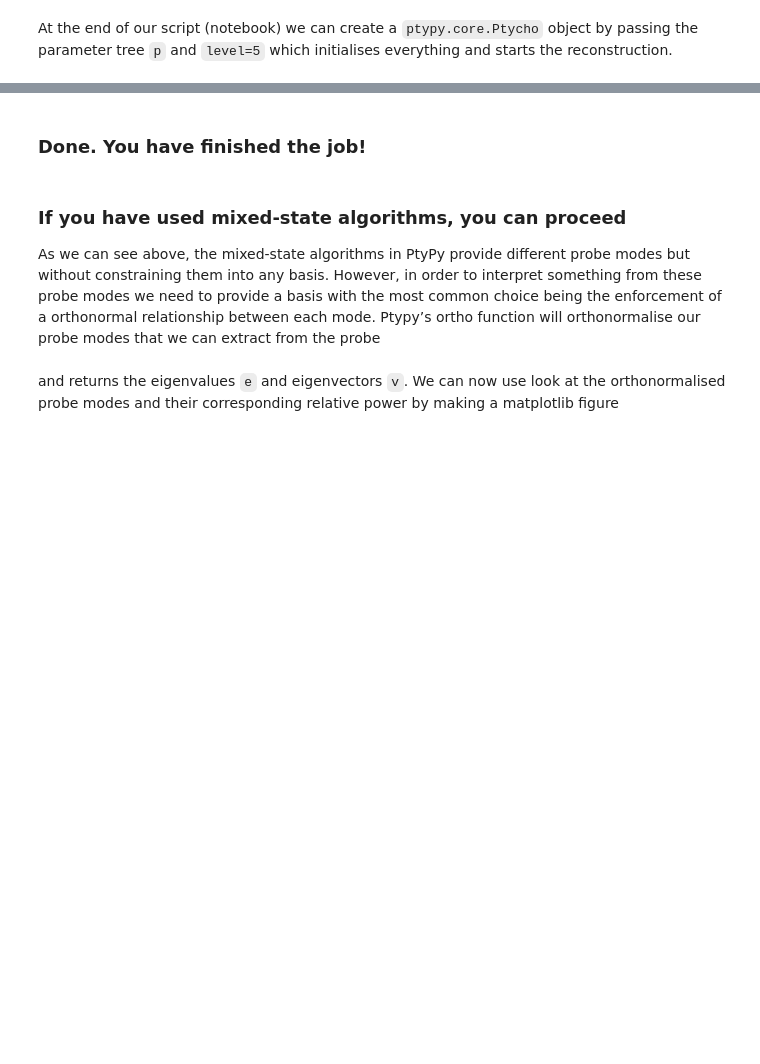
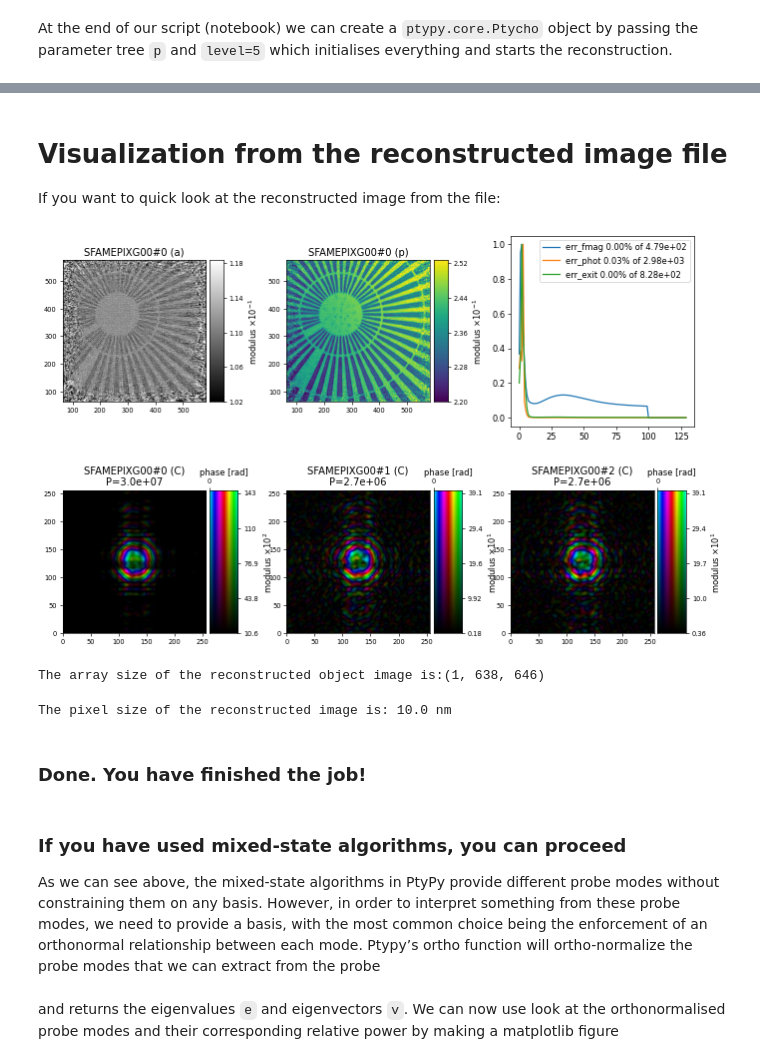
Before and after one commit to jcesardasilva/tutorialasterix, a Jupyter notebook: Ptycho/Ptypy_load_and_run.ipynb, the cells around one changed output, grey strips where cells are left out. Drawn from its saved outputs; the diff is of its cells as text; code cells hidden in the pictures; blank space fills up the shorter version.

```diff
--- a/Ptycho/Ptypy_load_and_run.ipynb
+++ b/Ptycho/Ptypy_load_and_run.ipynb
@@ -37,14 +43,21 @@ p.run = "SiemensStar"						## Reconstruction identifier
 ## Global parameters for I/O
 p.io = u.Param()
 p.io.home = "./" 						## Base directory for all I/O
-p.io.rfile = "recons/%(run)s/%(run)s_%(engine)s.ptyr" ## Reconstruction file name (or format string)
+p.io.rfile = "recons1/%(run)s/%(run)s_%(engine)s.ptyr" ## Reconstruction file name (or format string)
 p.io.autosave = u.Param(active=False)  ## Auto-save options
-p.io.autoplot = u.Param(active=False)  ## Plotting client parameters
-#p.io.interaction = u.Param(active=False)
-p.io.interaction = u.Param(active=True)
-p.io.interaction.server = u.Param()
-p.io.interaction.server.port = 5580
-p.io.interaction.server.address = "tcp://127.0.0.1"
+p.io.interaction = u.Param(active=False)
+#p.io.interaction = u.Param(active=True)
+#p.io.interaction.server = u.Param()
+#p.io.interaction.server.port = 5580
+#p.io.interaction.server.address = "tcp://127.0.0.1"
+
+# Live-plotting during the reconstruction
+#p.io.autoplot = u.Param(active=False)  ## Plotting client parameters
+p.io.autoplot = u.Param()
+p.io.autoplot.active=True
+p.io.autoplot.threaded = False
+p.io.autoplot.layout = "jupyter"
+p.io.autoplot.interval = 1
 # %% [markdown]
 Let's define the subtree for the scan parameters
 # %%
@@ -142,16 +173,29 @@ P = ptypy.core.Ptycho(p,level=5)
+# %% [markdown]
+# Visualization from the reconstructed image file
+If you want to quick look at the reconstructed image from the file:
 # %%
 import os
 import ptypy.utils.plot_client as pc
-ptyr_filename = os.path.join(p.io.home, "recons/SiemensStar/SiemensStar_ML.ptyr")
+ptyr_filename = os.path.join(p.io.home, "recons1/SiemensStar/SiemensStar_ML.ptyr")
 #layout = pc.TEMPLATES["weak"]
 layout = pc.TEMPLATES["jupyter"]
 fig = pc.figure_from_ptyr(ptyr_filename, pars=layout)
 #fig = pc.figure_from_ptycho(P, pars=layout)
+# %% [output]
+[figure, added]
+# %%
+print('The array size of the reconstructed object image is:{}'.format(P.obj.S['SFAMEPIXG00'].shape))
+# %% [output]
+The array size of the reconstructed object image is:(1, 638, 646)
+# %%
+print('The pixel size of the reconstructed image is: {:.01f} nm'.format(P.probe.S['SFAMEPIXG00'].psize[0]/1e-9))
+# %% [output]
+The pixel size of the reconstructed image is: 10.0 nm
 # %% [markdown]
 ### Done. You have finished the job!
 # %% [markdown]
 ### If you have used mixed-state algorithms, you can proceed
-As we can see above, the mixed-state algorithms in PtyPy provide  different probe modes but without constraining them into any basis. However, in order to interpret something from these probe modes we need to provide a basis with the most common choice being the enforcement of a orthonormal relationship between each mode. Ptypy’s ortho function will orthonormalise our probe modes that we can extract from the probe
+As we can see above, the mixed-state algorithms in PtyPy provide different probe modes without constraining them on any basis. However, in order to interpret something from these probe modes, we need to provide a basis, with the most common choice being the enforcement of an orthonormal relationship between each mode. Ptypy’s ortho function will ortho-normalize the probe modes that we can extract from the probe
 # %%
 e,v = ptypy.utils.ortho(P.probe.S["SFAMEPIXG00"].data)
 # %% [markdown]
```
Also changed, not shown: parts of 13 cells of this notebook, 2 other files.
